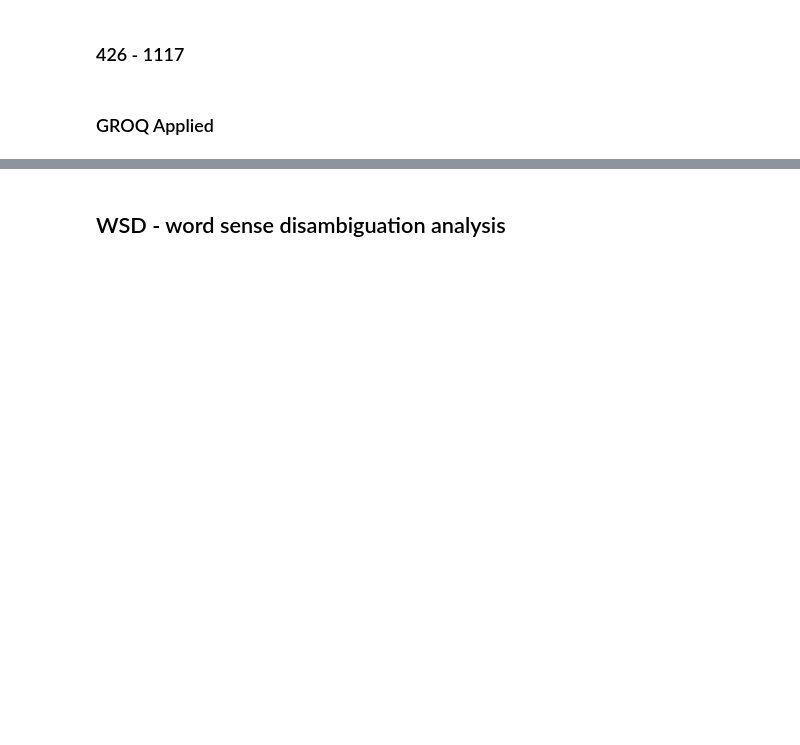
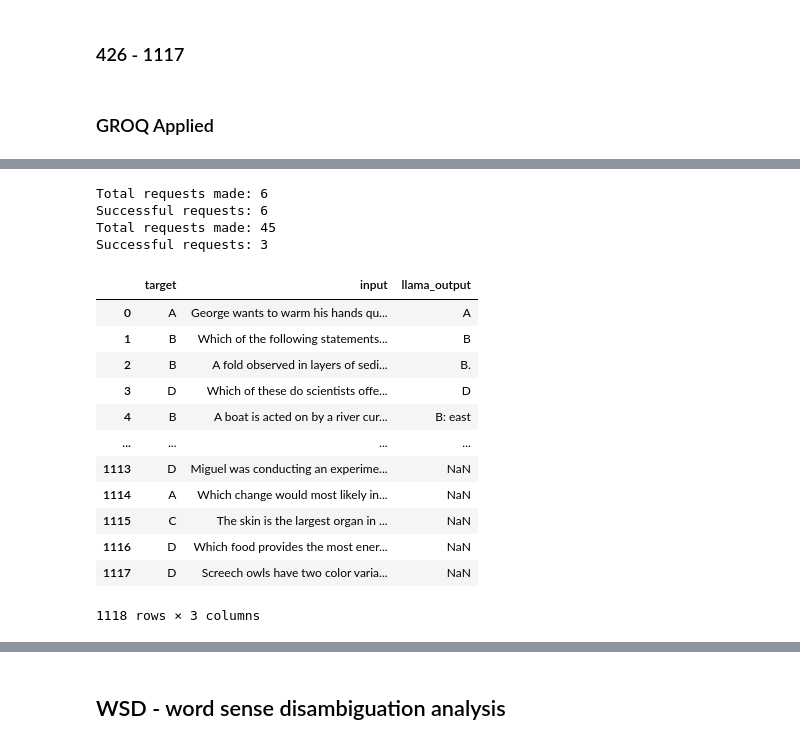
Before and after one commit to ezishr/Undergraduate-Research, a Jupyter notebook: Check points/ARC-Challenge/ARC-Challenge.ipynb, the cells around one changed output, grey strips where cells are left out. Cells and saved outputs as stored; diff of their text form; code cells hidden in the pictures; blank space fills up the shorter version.

```diff
--- a/Check points/ARC-Challenge/ARC-Challenge.ipynb
+++ b/Check points/ARC-Challenge/ARC-Challenge.ipynb
@@ -938,14 +948,0 @@ def groq(data, system_message, model_name):
-# %%
-"""
-GROQ
-
-The function is to generate GROQ answers for the given data ROWS.
-
-"""
-
-def groq_line_generate(raw_dataset, output_dataset, start_idx, end_idx, system_message, model_name):
-    sample = raw_dataset.loc[start_idx:end_idx, ].copy()
-    sample.reset_index(drop=True, inplace=True)
-    groq_sample = groq(sample, system_message, model_name)
-    output_dataset.loc[start_idx:end_idx, "llama_output"] = groq_sample[model_name].values
-    return output_dataset
@@ -953,0 +949,3 @@ groq_arc_train = groq(arc_train, "You only answer A, B, C, D, or 1,2,3,4 from th
+# %%
+groq_arc_train = arc_train.copy()
+groq_arc_train.info()
@@ -953,0 +962,29 @@ groq_arc_train = groq(arc_train, "You only answer A, B, C, D, or 1,2,3,4 from th
+# %%
+groq_line_generate(arc_train, groq_arc_train, 304, 309, "You only answer A, B, C, D, or 1,2,3,4 from the provided multiple choices.", "llama-3.3-70b-versatile")
+groq_line_generate(arc_train, groq_arc_train, 310, 319, "You only answer A, B, C, D, or 1,2,3,4 from the provided multiple choices.", "llama-3.3-70b-versatile")
+# groq_line_generate(arc_train, groq_arc_train, 320, 329, "You only answer A, B, C, D, or 1,2,3,4 from the provided multiple choices.", "llama-3.3-70b-versatile")
+# groq_line_generate(arc_train, groq_arc_train, 330, 339, "You only answer A, B, C, D, or 1,2,3,4 from the provided multiple choices.", "llama-3.3-70b-versatile")
+# groq_line_generate(arc_train, groq_arc_train, 340, 349, "You only answer A, B, C, D, or 1,2,3,4 from the provided multiple choices.", "llama-3.3-70b-versatile")
+# groq_line_generate(arc_train, groq_arc_train, 350, 359, "You only answer A, B, C, D, or 1,2,3,4 from the provided multiple choices.", "llama-3.3-70b-versatile")
+# groq_line_generate(arc_train, groq_arc_train, 360, 369, "You only answer A, B, C, D, or 1,2,3,4 from the provided multiple choices.", "llama-3.3-70b-versatile")
+# groq_line_generate(arc_train, groq_arc_train, 370, 379, "You only answer A, B, C, D, or 1,2,3,4 from the provided multiple choices.", "llama-3.3-70b-versatile")
+# groq_line_generate(arc_train, groq_arc_train, 380, 389, "You only answer A, B, C, D, or 1,2,3,4 from the provided multiple choices.", "llama-3.3-70b-versatile")
+# groq_line_generate(arc_train, groq_arc_train, 390, 399, "You only answer A, B, C, D, or 1,2,3,4 from the provided multiple choices.", "llama-3.3-70b-versatile")
+# %% [output]
+Total requests made: 6
+Successful requests: 6
+Total requests made: 45
+Successful requests: 3
+|  | target | input | llama_output |
+| 0 | A | George wants to warm his hands qu... | A |
+| 1 | B | Which of the following statements... | B |
+| 2 | B | A fold observed in layers of sedi... | B. |
+| 3 | D | Which of these do scientists offe... | D |
+| 4 | B | A boat is acted on by a river cur... | B: east |
+| ... | ... | ... | ... |
+| 1113 | D | Miguel was conducting an experime... | NaN |
+| 1114 | A | Which change would most likely in... | NaN |
+| 1115 | C | The skin is the largest organ in ... | NaN |
+| 1116 | D | Which food provides the most ener... | NaN |
+| 1117 | D | Screech owls have two color varia... | NaN |
+1118 rows × 3 columns
```
Also changed, not shown: parts of 11 cells of this notebook, 4 other files.
